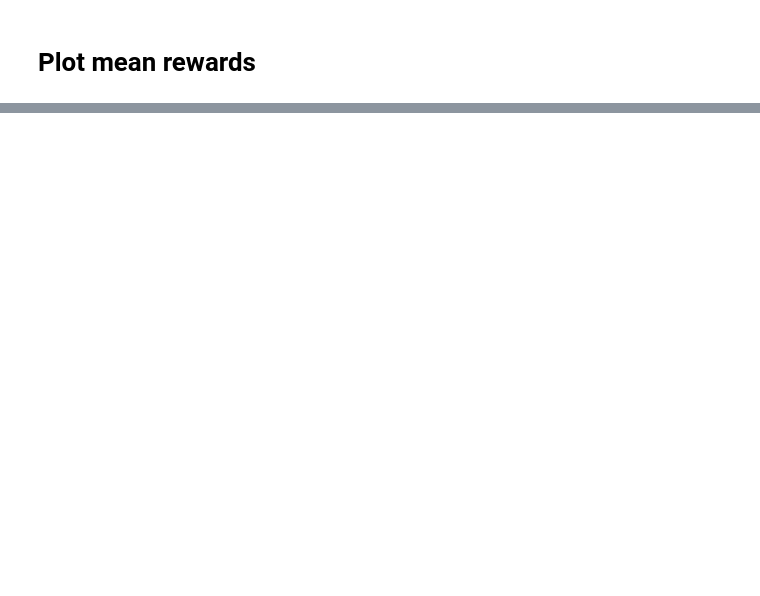
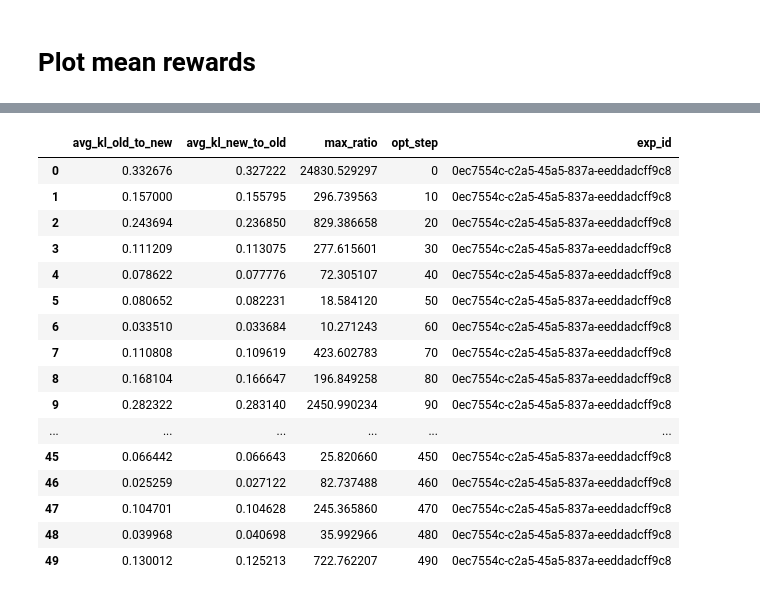
Before and after one commit to chloechsu/code-for-paper, a Jupyter notebook: analysis/experiment_results_beta_kl_debug.ipynb, the cells around one changed output, grey strips where cells are left out. Cells and saved outputs as stored; diff of their text form; code cells hidden in the pictures; blank space fills up the shorter version.

```diff
--- a/analysis/experiment_results_beta_kl_debug.ipynb
+++ b/analysis/experiment_results_beta_kl_debug.ipynb
@@ -130,0 +102,20 @@ constraints[constraints['exp_id'] == '7ec44575-2c70-4d8e-9d2e-1f0cbea30bc5']
+# %%
+constraints[constraints['exp_id'] == '0ec7554c-c2a5-45a5-837a-eeddadcff9c8']
+# %% [output]
+|  | avg_kl_old_to_new | avg_kl_new_to_old | max_ratio | opt_step | exp_id |
+| 0 | 0.332676 | 0.327222 | 24830.529297 | 0 | 0ec7554c-c2a5-45a5-837a-eeddadcff9c8 |
+| 1 | 0.157000 | 0.155795 | 296.739563 | 10 | 0ec7554c-c2a5-45a5-837a-eeddadcff9c8 |
+| 2 | 0.243694 | 0.236850 | 829.386658 | 20 | 0ec7554c-c2a5-45a5-837a-eeddadcff9c8 |
+| 3 | 0.111209 | 0.113075 | 277.615601 | 30 | 0ec7554c-c2a5-45a5-837a-eeddadcff9c8 |
+| 4 | 0.078622 | 0.077776 | 72.305107 | 40 | 0ec7554c-c2a5-45a5-837a-eeddadcff9c8 |
+| 5 | 0.080652 | 0.082231 | 18.584120 | 50 | 0ec7554c-c2a5-45a5-837a-eeddadcff9c8 |
+| 6 | 0.033510 | 0.033684 | 10.271243 | 60 | 0ec7554c-c2a5-45a5-837a-eeddadcff9c8 |
+| 7 | 0.110808 | 0.109619 | 423.602783 | 70 | 0ec7554c-c2a5-45a5-837a-eeddadcff9c8 |
+| 8 | 0.168104 | 0.166647 | 196.849258 | 80 | 0ec7554c-c2a5-45a5-837a-eeddadcff9c8 |
+| 9 | 0.282322 | 0.283140 | 2450.990234 | 90 | 0ec7554c-c2a5-45a5-837a-eeddadcff9c8 |
+| ... | ... | ... | ... | ... | ... |
+| 45 | 0.066442 | 0.066643 | 25.820660 | 450 | 0ec7554c-c2a5-45a5-837a-eeddadcff9c8 |
+| 46 | 0.025259 | 0.027122 | 82.737488 | 460 | 0ec7554c-c2a5-45a5-837a-eeddadcff9c8 |
+| 47 | 0.104701 | 0.104628 | 245.365860 | 470 | 0ec7554c-c2a5-45a5-837a-eeddadcff9c8 |
+| 48 | 0.039968 | 0.040698 | 35.992966 | 480 | 0ec7554c-c2a5-45a5-837a-eeddadcff9c8 |
+| 49 | 0.130012 | 0.125213 | 722.762207 | 490 | 0ec7554c-c2a5-45a5-837a-eeddadcff9c8 |
```
Also changed, not shown: parts of 6 cells of this notebook, 17 other files.
